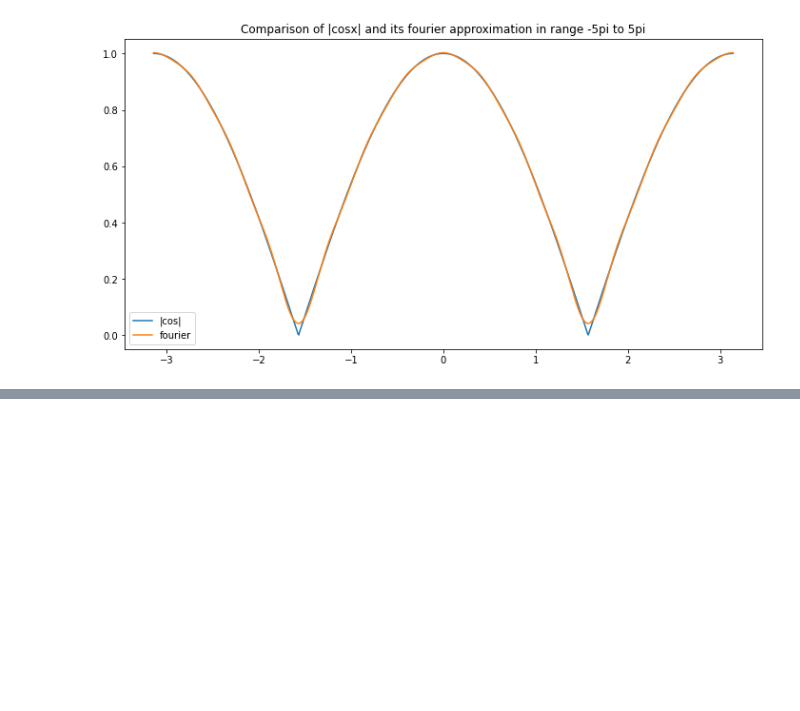
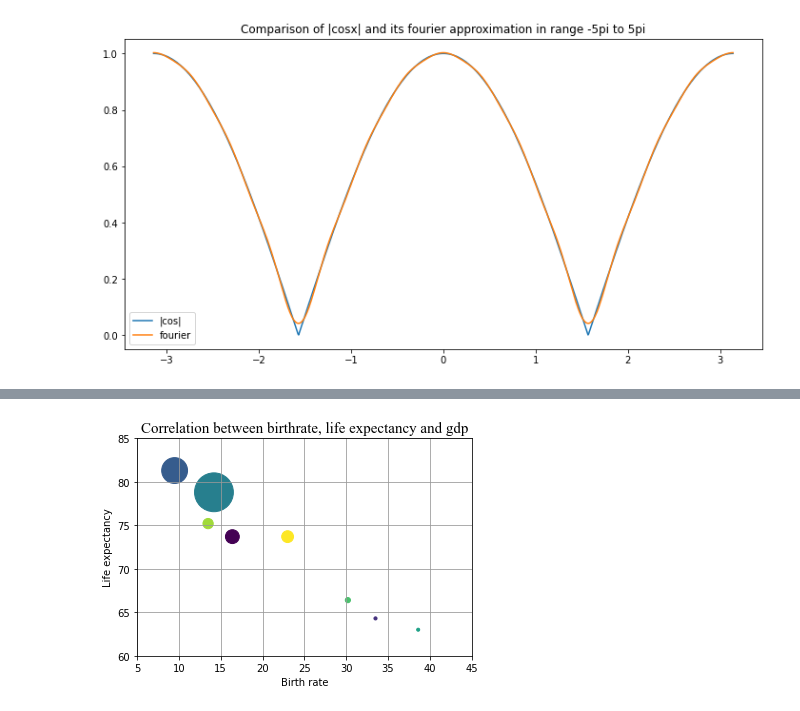
Before and after one commit to Ashim-Paudel/Matplotlib-Learning, a Jupyter notebook: Matplotlib 2.ipynb, the cells around one changed output, grey strips where cells are left out. Cells and saved outputs as stored; diff of their text form; code cells hidden in the pictures; blank space fills up the shorter version.

```diff
--- a/Matplotlib 2.ipynb
+++ b/Matplotlib 2.ipynb
@@ -109,0 +117,26 @@ plt.legend()
+# %%
+# some extracted data
+
+countries = ['Brazil', 'Madagascar', 'S. Korea', 'United States','Ethiopia', 'Pakistan', 'China', 'Belize']
+# Birth rate per 1000 population .
+birth_rate = np.array([16.4 , 33.5 , 9.5, 14.2 , 38.6 , 30.2 , 13.5 , 23.0])
+# Life expectancy at birth , years.
+life_expectancy = np.array([73.7 , 64.3 , 81.3 , 78.8 , 63.0 , 66.4 , 75.2 , 73.7])
+# Per person income fixed to US Dollars in 2000.
+GDP = np.array ([4800 , 240, 16700 , 37700 , 230, 670, 2640 , 3490])
+
+
+fig, ax = plt.subplots()
+#we can instead have initialized two objects fig and ax seperately if we needed to pass arguments
+
+ax.scatter(birth_rate, life_expectancy, c = range(len(countries)), s=GDP/25)
+ax.set_xlim(5, 45)
+ax.set_ylim(60,85)
+ax.set_xlabel("Birth rate")
+ax.set_ylabel("Life expectancy")
+ax.grid(True, c='.6') #to set grid to true and c to assing colors to grid lines
+
+plt.title("Correlation between birthrate, life expectancy and gdp", fontsize=15, fontname="times new roman" )
+plt.show()
+# %% [output]
+[figure, added]
```
Also changed, not shown: parts of 16 cells of this notebook, 17 other files.
